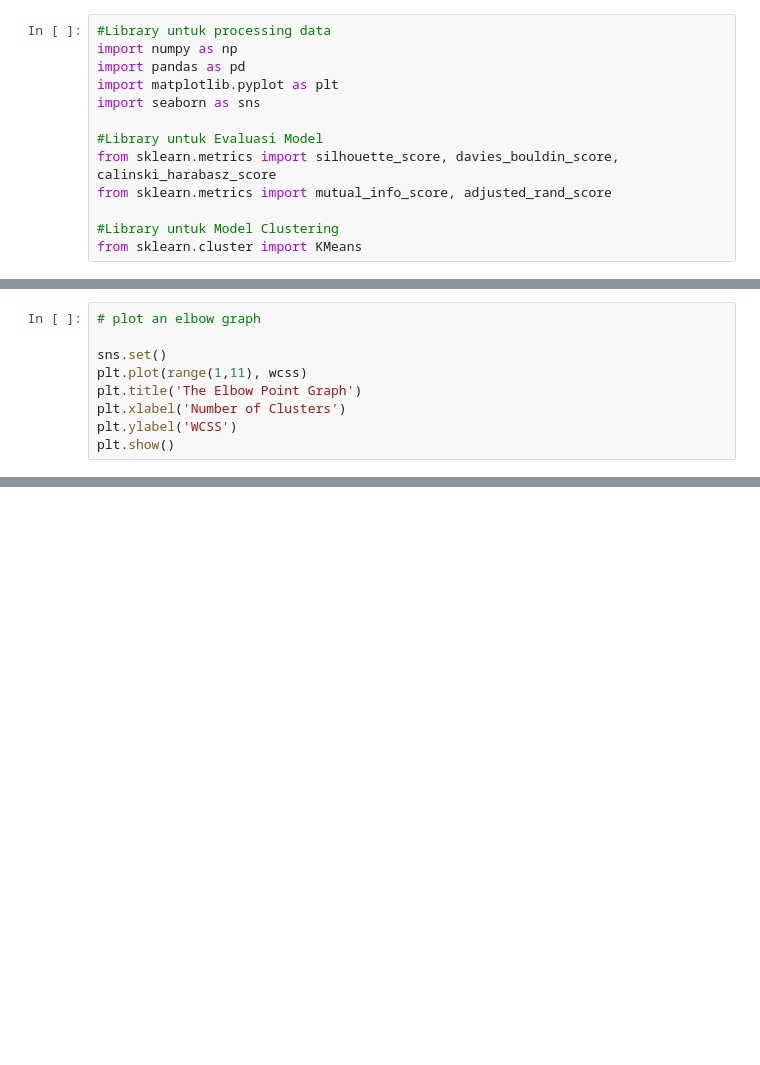
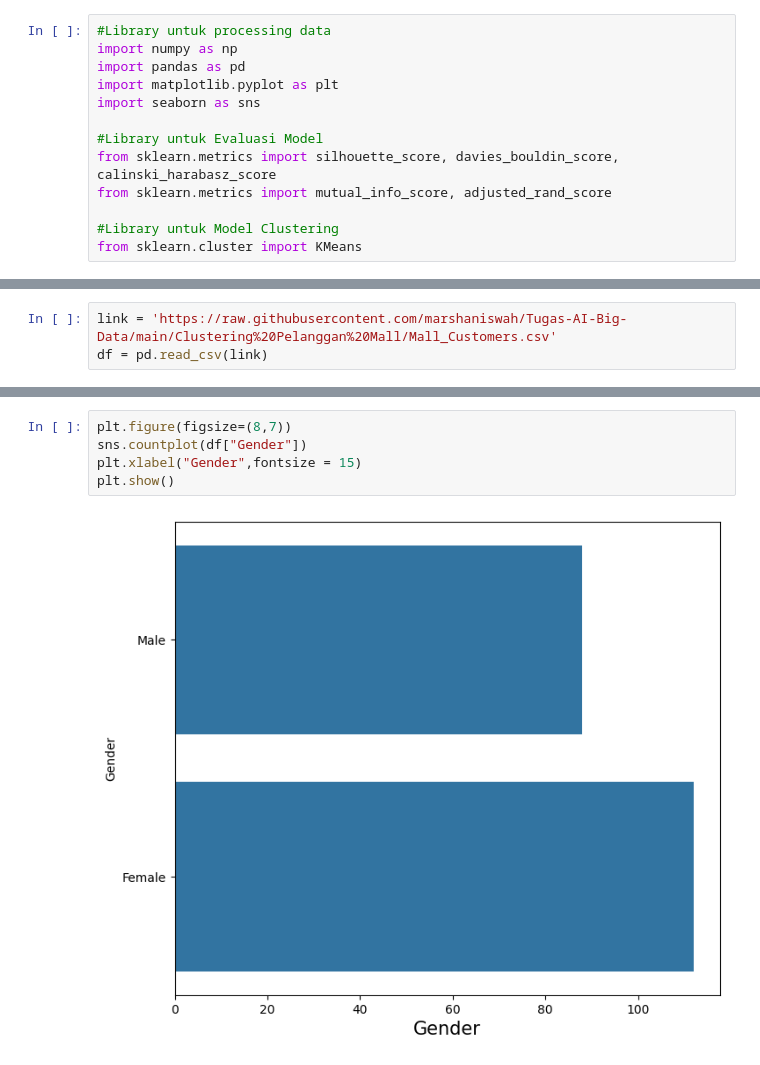
Before and after one commit to marshaniswah/Tugas-AI-Big-Data, a Jupyter notebook: Clustering Pelanggan Mall/Clustering_Pengunjung_Mall.ipynb, the cells around one changed output, grey strips where cells are left out. Cells and saved outputs as stored; diff of their text form; blank space fills up the shorter version.

```diff
--- a/Clustering Pelanggan Mall/Clustering_Pengunjung_Mall.ipynb
+++ b/Clustering Pelanggan Mall/Clustering_Pengunjung_Mall.ipynb
@@ -100,9 +19,0 @@ for i in range(1,11):
-# %%
-# plot an elbow graph
-
-sns.set()
-plt.plot(range(1,11), wcss)
-plt.title('The Elbow Point Graph')
-plt.xlabel('Number of Clusters')
-plt.ylabel('WCSS')
-plt.show()
@@ -147,0 +25,3 @@ plt.show()
+# %%
+link = 'https://raw.githubusercontent.com/marshaniswah/Tugas-AI-Big-Data/main/Clustering%20Pelanggan%20Mall/Mall_Customers.csv'
+df = pd.read_csv(link)
@@ -147,0 +91,7 @@ plt.show()
+# %%
+plt.figure(figsize=(8,7))
+sns.countplot(df["Gender"])
+plt.xlabel("Gender",fontsize = 15)
+plt.show()
+# %% [output]
+[figure, added]
```
Also changed, not shown: parts of 42 cells of this notebook.
